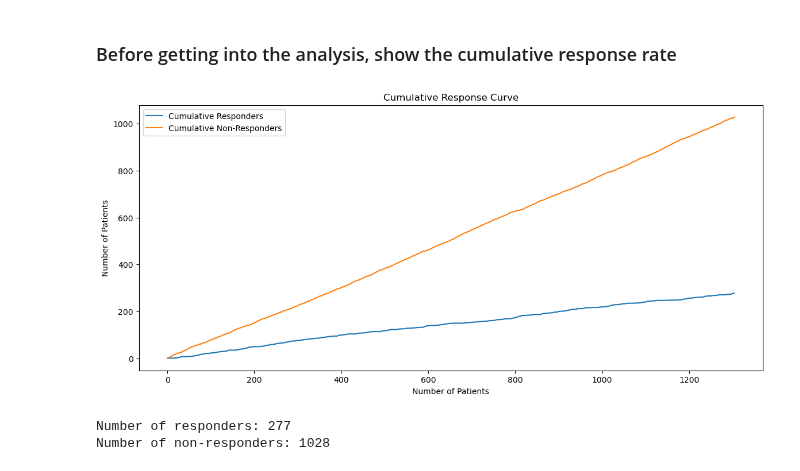
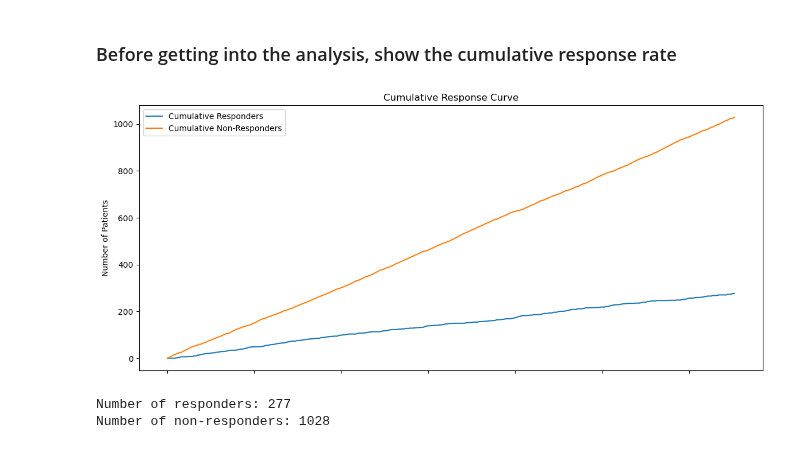
Before and after one commit to DanHerman212/oud_treatment_outcome, a Jupyter notebook: notebooks/2_exploratory_analysis.ipynb, the cells around one changed output. Saved outputs shown, nothing was run; the diff lists cells and outputs as text; code cells hidden in the pictures.

```diff
--- a/notebooks/2_exploratory_analysis.ipynb
+++ b/notebooks/2_exploratory_analysis.ipynb
@@ -182,15 +182,16 @@ cumulative_response_rate = cumulative_response / (cumulative_response + cumulati
 # %%
 # plot cumulative response curve
 fig, ax = plt.subplots(figsize=(14, 6))
 ax.plot(cumulative_response, label='Cumulative Responders')
 ax.plot(cumulative_non_response, label='Cumulative Non-Responders')
-ax.set_xlabel('Number of Patients')
+ax.set_xlabel('')
 ax.set_ylabel('Number of Patients')
 ax.set_title('Cumulative Response Curve')
+ax.set_xticklabels('')
 ax.legend()
 plt.show()
 # %% [output]
-[figure, old version]
+[figure, new version]
 # %%
 # responders and non-responders
 print(f'Number of responders: {cumulative_response.iloc[-1]}')
```
